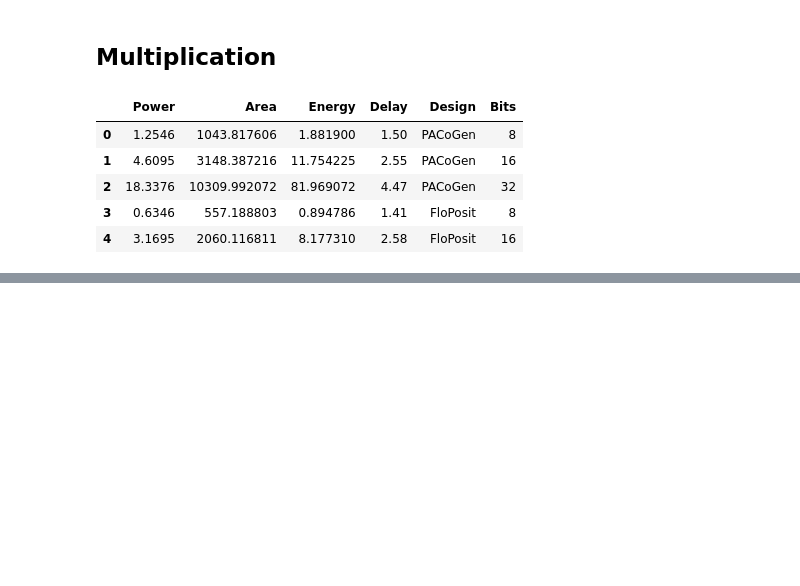
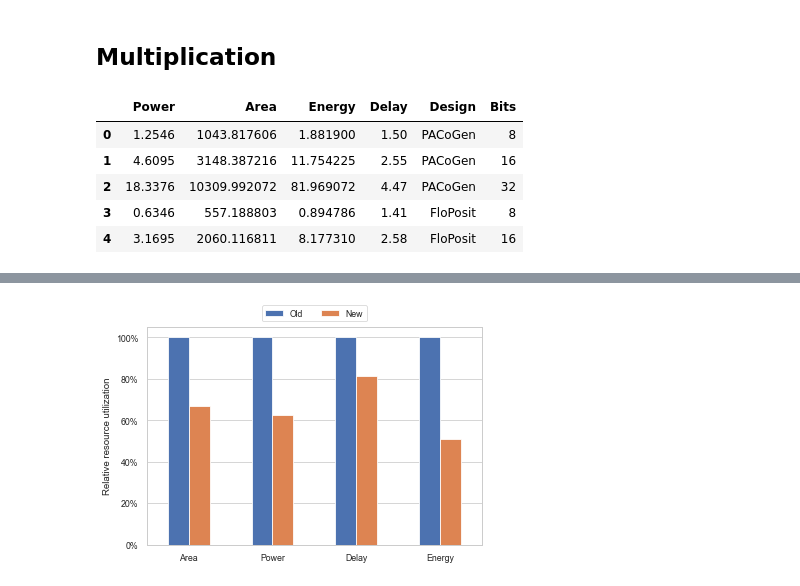
Before and after one commit to RaulMurillo/CoNGA_22, a Jupyter notebook: plot_graphs.ipynb, the cells around one changed output, grey strips where cells are left out. Drawn from its saved outputs; the diff is of its cells as text; code cells hidden in the pictures; blank space fills up the shorter version.

```diff
--- a/plot_graphs.ipynb
+++ b/plot_graphs.ipynb
@@ -247,0 +292,19 @@ plt.show()
+# %%
+ax = encoder_df.plot.bar(
+                 rot = 0,
+                 ylabel="Relative resource utilization",
+                #  title="Encoder component"
+)
+
+ax.yaxis.set_major_formatter(mtick.PercentFormatter(1.0))
+# plt.legend(loc = 'center right',bbox_to_anchor=(1.2, 0.5))
+plt.legend(loc = 'upper center',
+           ncol=2,
+           bbox_to_anchor=(0.5, 1.12)
+           )
+plt.grid(False, axis="x")
+plt.savefig("figs/encoder_cmp.pdf", bbox_inches="tight")
+plt.grid(False, axis="x")
+plt.show()
+# %% [output]
+[figure, added]
```
Also changed, not shown: parts of 14 cells of this notebook, 7 other files.
